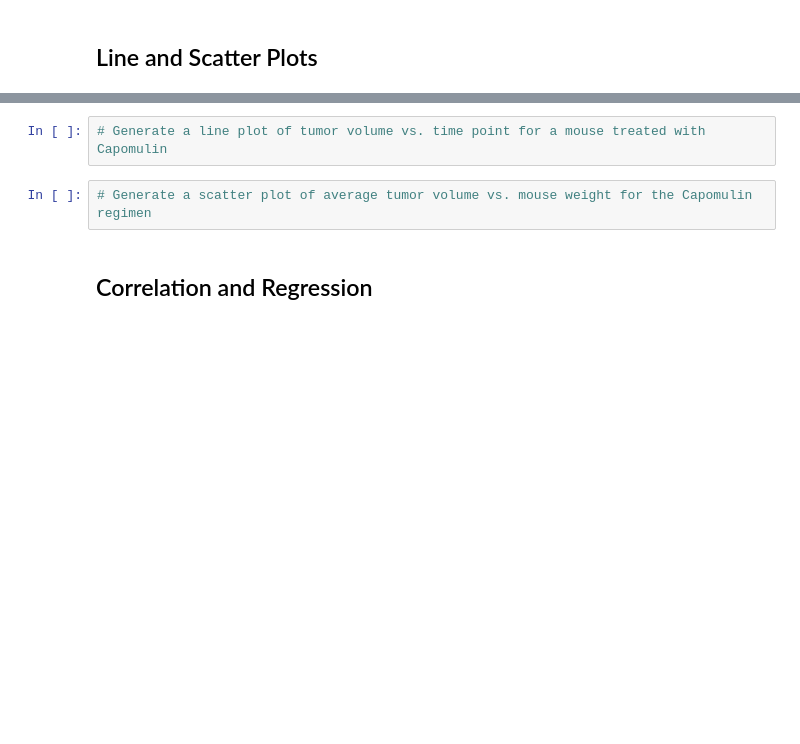
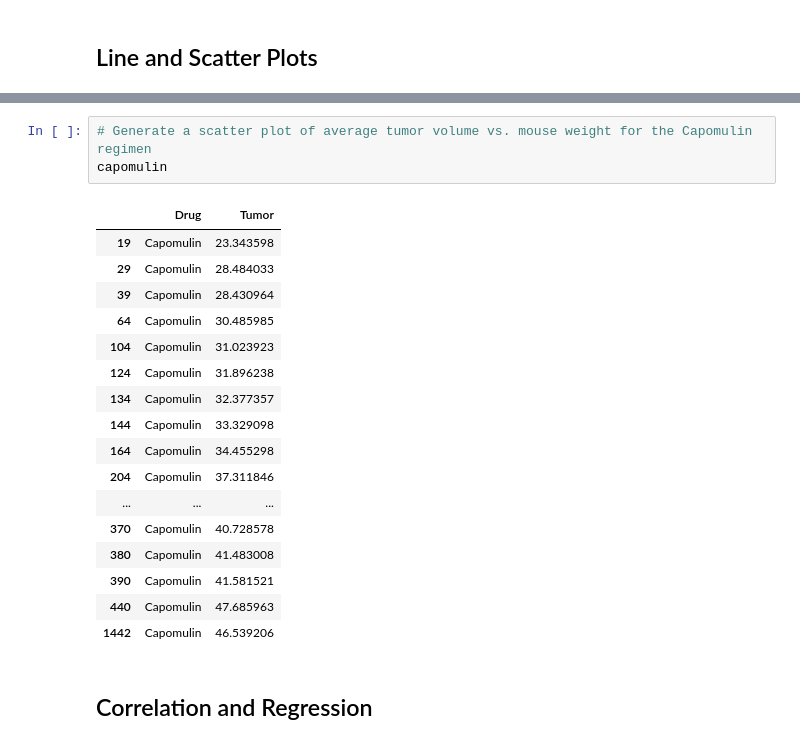
Before and after one commit to thatpatchguy/Bootcamp, a Jupyter notebook: MatPlotLib/05-Matplotlib_Homework_Instructions_Pymaceuticals_pymaceuticals_starter.ipynb, the cells around one changed output, grey strips where cells are left out. Drawn from its saved outputs; the diff is of its cells as text; blank space fills up the shorter version.

```diff
--- a/MatPlotLib/05-Matplotlib_Homework_Instructions_Pymaceuticals_pymaceuticals_starter.ipynb
+++ b/MatPlotLib/05-Matplotlib_Homework_Instructions_Pymaceuticals_pymaceuticals_starter.ipynb
@@ -212,7 +297,24 @@ plt.show()
 # %%
-# Generate a line plot of tumor volume vs. time point for a mouse treated with Capomulin
+# Generate a scatter plot of average tumor volume vs. mouse weight for the Capomulin regimen
+capomulin
+# %% [output]
+|  | Drug | Tumor |
+| 19 | Capomulin | 23.343598 |
+| 29 | Capomulin | 28.484033 |
+| 39 | Capomulin | 28.430964 |
+| 64 | Capomulin | 30.485985 |
+| 104 | Capomulin | 31.023923 |
+| 124 | Capomulin | 31.896238 |
+| 134 | Capomulin | 32.377357 |
+| 144 | Capomulin | 33.329098 |
+| 164 | Capomulin | 34.455298 |
+| 204 | Capomulin | 37.311846 |
+| ... | ... | ... |
+| 370 | Capomulin | 40.728578 |
+| 380 | Capomulin | 41.483008 |
+| 390 | Capomulin | 41.581521 |
+| 440 | Capomulin | 47.685963 |
+| 1442 | Capomulin | 46.539206 |
-# %%
-# Generate a scatter plot of average tumor volume vs. mouse weight for the Capomulin regimen
 # %% [markdown]
 ## Correlation and Regression
 # %%
```
Also changed, not shown: parts of 6 cells of this notebook.
